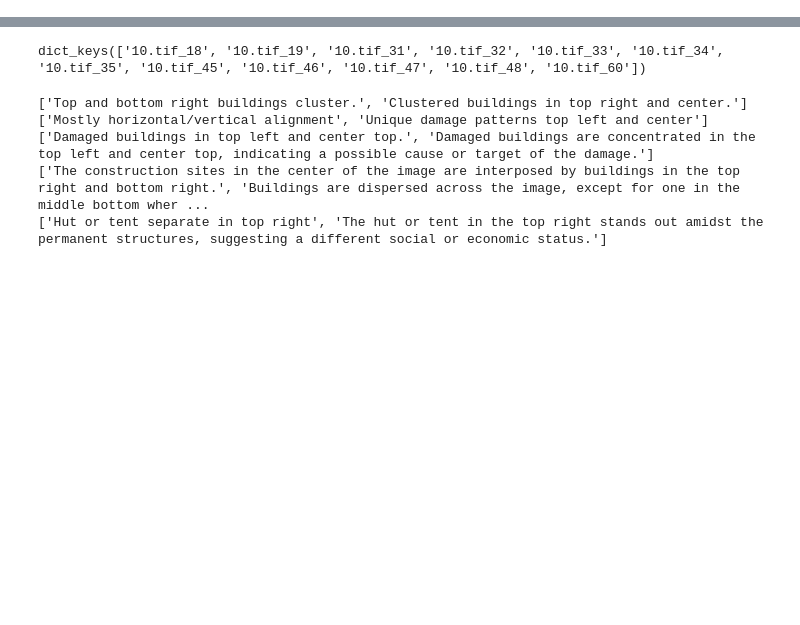
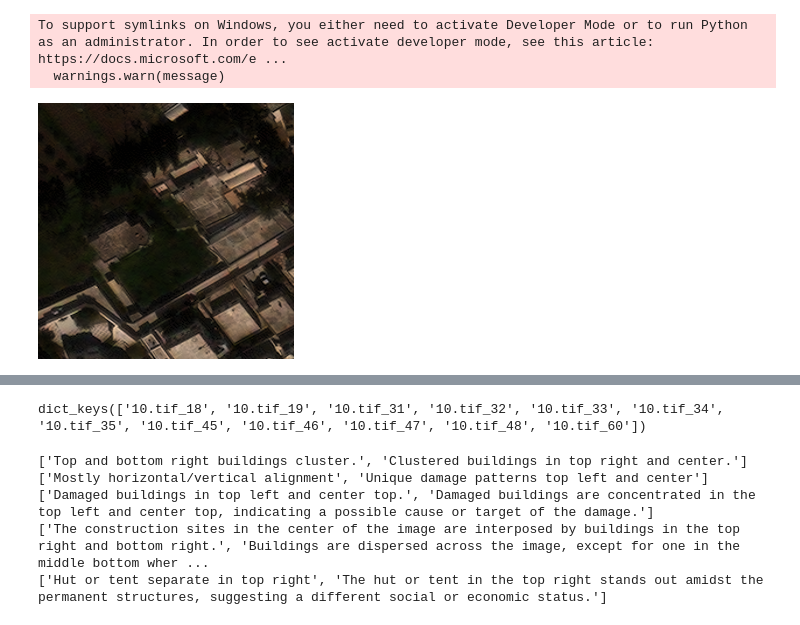
Before and after one commit to YingxuH/xview, a Jupyter notebook: Analyse.ipynb, the cells around one changed output, grey strips where cells are left out. Cells and saved outputs as stored; diff of their text form; code cells hidden in the pictures; blank space fills up the shorter version.

```diff
--- a/Analyse.ipynb
+++ b/Analyse.ipynb
@@ -34,0 +55,10 @@ for key, (captions, embedding) in records_embeds.items():
+# %%
+model = CLIPModel.from_pretrained("openai/clip-vit-base-patch32")
+processor = CLIPProcessor.from_pretrained("openai/clip-vit-base-patch32")
+# %% [output]
+To support symlinks on Windows, you either need to activate Developer Mode or to run Python as an administrator. In order to see activate developer mode, see this article: https://docs.microsoft.com/e ...
+  warnings.warn(message)
+# %%
+image
+# %% [output]
+[figure, added]
```
Also changed, not shown: parts of 13 cells of this notebook, 7 other files.
